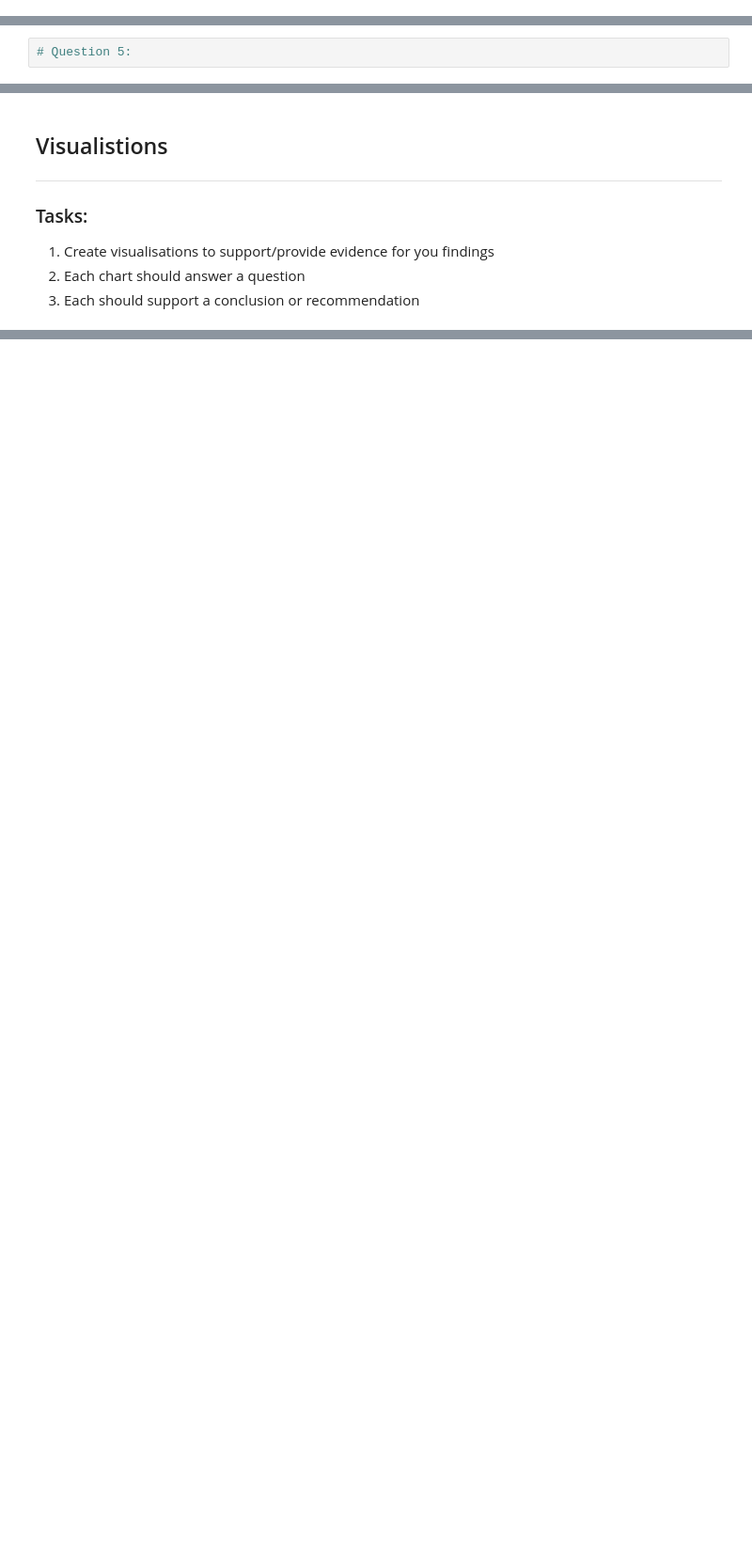
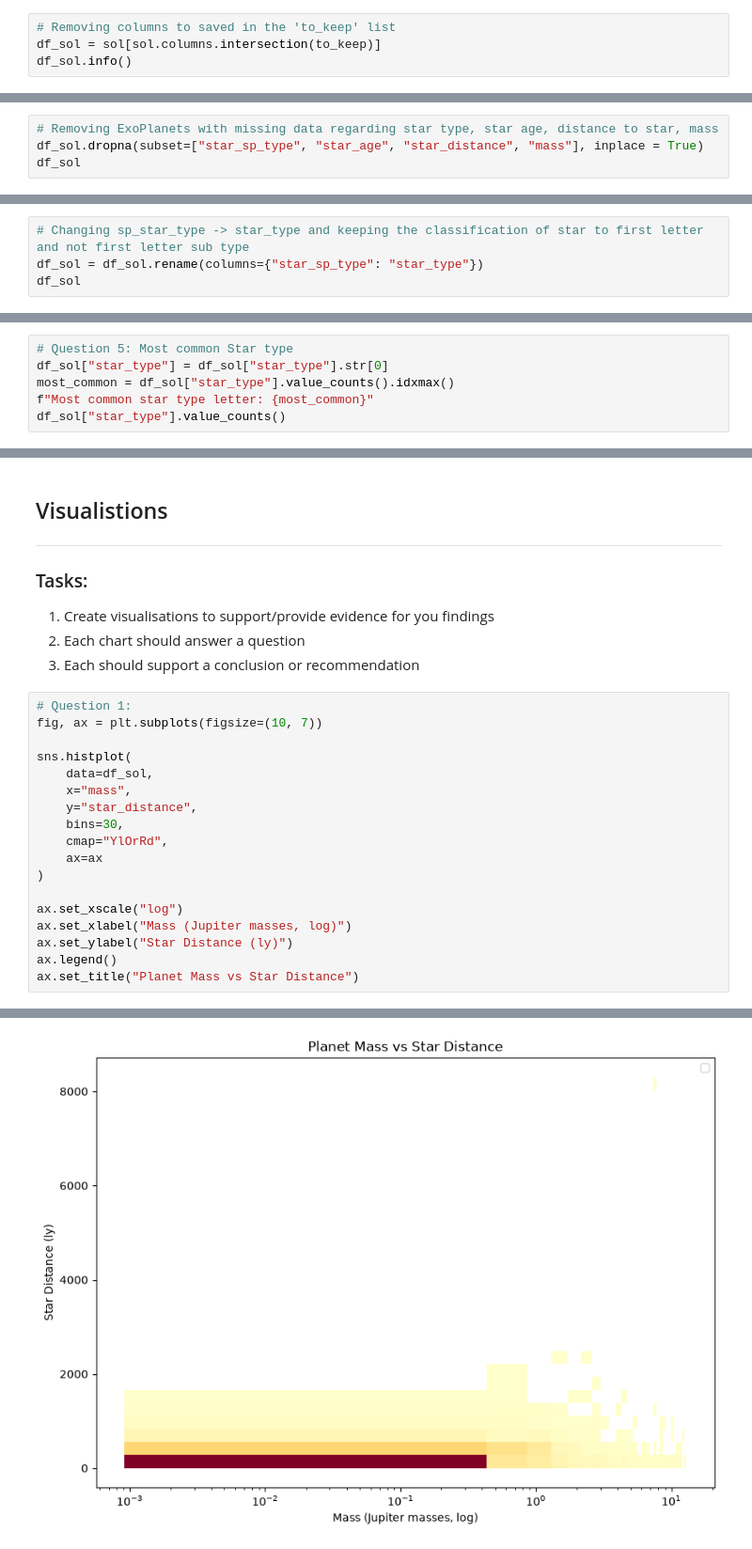
Before and after one commit to MrDudZs/Notebook_Analysis_Project, a Jupyter notebook: Notebook/Data-Notebook.ipynb, the cells around one changed output, grey strips where cells are left out. Shown at 94% size. Drawn from its saved outputs; the diff is of its cells as text; blank space fills up the shorter version.

```diff
--- a/Notebook/Data-Notebook.ipynb
+++ b/Notebook/Data-Notebook.ipynb
@@ -88,0 +109,4 @@ memory usage: 48.6 KB
+# %%
+# Removing columns to saved in the 'to_keep' list
+df_sol = sol[sol.columns.intersection(to_keep)]
+df_sol.info()
@@ -91,2 +148,6 @@ memory usage: 48.6 KB
 # %%
 # Missing values
+# %%
+# Removing ExoPlanets with missing data regarding star type, star age, distance to star, mass
+df_sol.dropna(subset=["star_sp_type", "star_age", "star_distance", "mass"], inplace = True)
+df_sol
@@ -94,0 +172,4 @@ memory usage: 48.6 KB
+# %%
+# Changing sp_star_type -> star_type and keeping the classification of star to first letter and not first letter sub type
+df_sol = df_sol.rename(columns={"star_sp_type": "star_type"})
+df_sol
@@ -109,2 +287,6 @@ memory usage: 48.6 KB
 # %%
-# Question 5:
+# Question 5: Most common Star type
+df_sol["star_type"] = df_sol["star_type"].str[0]
+most_common = df_sol["star_type"].value_counts().idxmax()
+f"Most common star type letter: {most_common}"
+df_sol["star_type"].value_counts()
@@ -115,3 +309,22 @@ memory usage: 48.6 KB
 1. Create visualisations to support/provide evidence for you findings
 2. Each chart should answer a question
 3. Each should support a conclusion or recommendation
+# %%
+# Question 1:
+fig, ax = plt.subplots(figsize=(10, 7))
+
+sns.histplot(
+    data=df_sol,
+    x="mass",
+    y="star_distance",
+    bins=30,
+    cmap="YlOrRd",
+    ax=ax
+)
+
+ax.set_xscale("log")
+ax.set_xlabel("Mass (Jupiter masses, log)")
+ax.set_ylabel("Star Distance (ly)")
+ax.legend()
+ax.set_title("Planet Mass vs Star Distance")
+# %% [output]
@@ -117,0 +332 @@ memory usage: 48.6 KB
+[figure, added]
```
Also changed, not shown: parts of 21 cells of this notebook, 2 other files.
